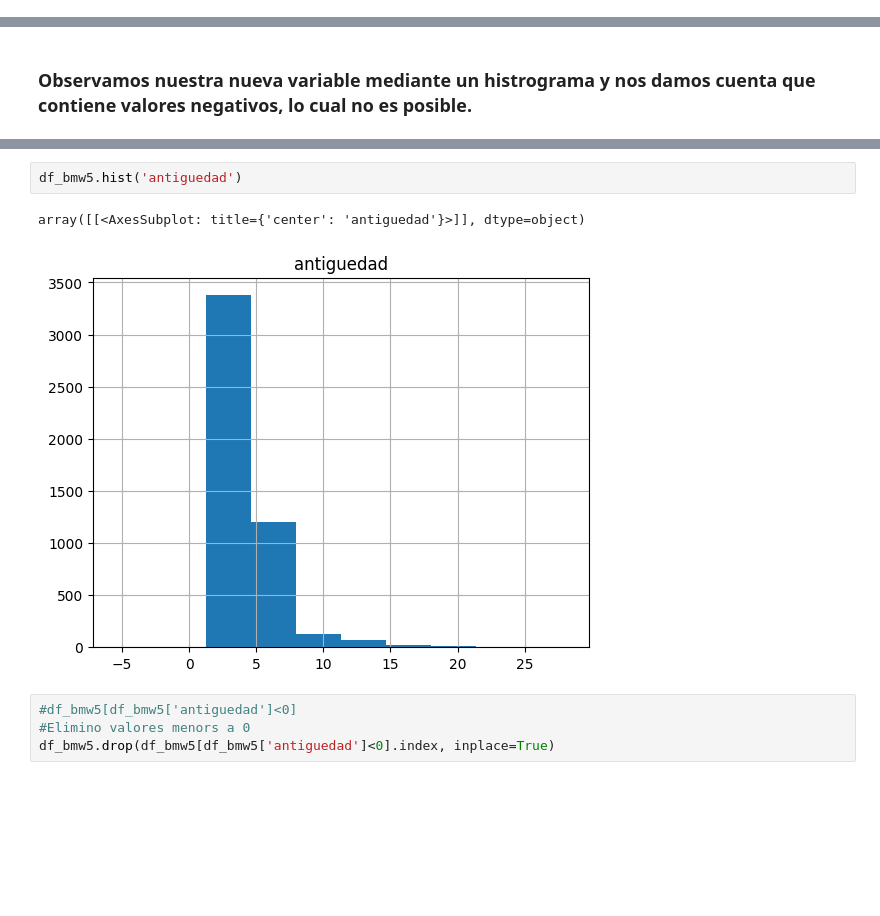
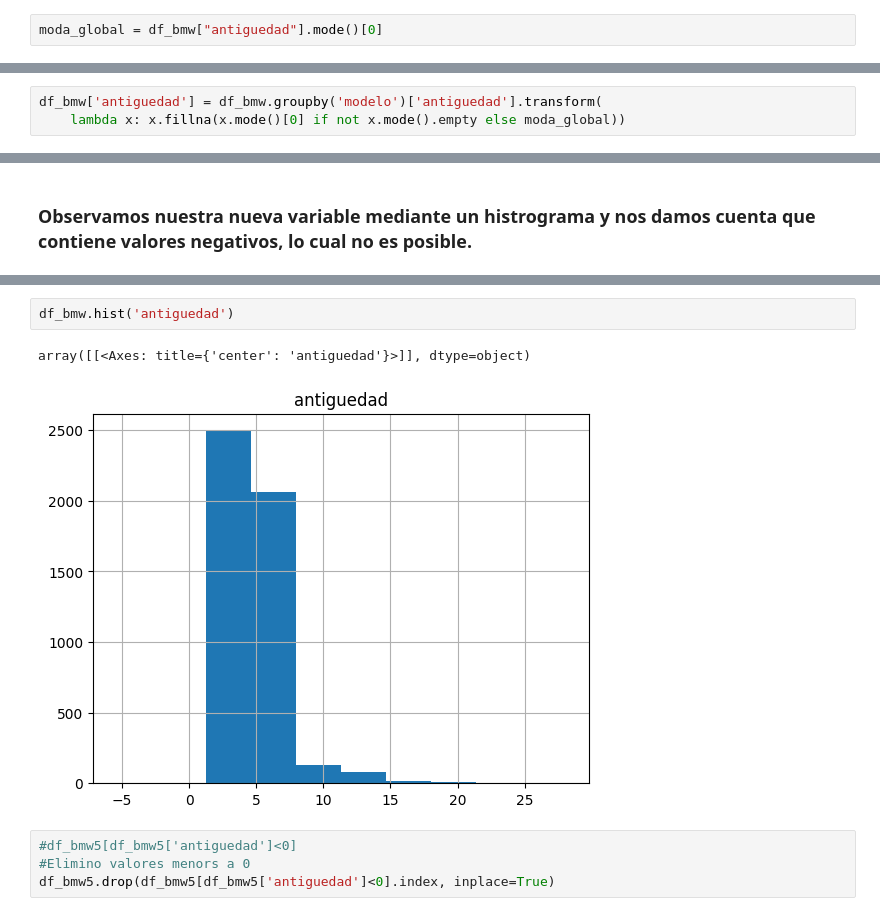
Before and after one commit to Unbiunio/Project-BMW, a Jupyter notebook: df_bmw.ipynb, the cells around one changed output, grey strips where cells are left out. Cells and saved outputs as stored; diff of their text form; blank space fills up the shorter version.

Commit message:
filling antiguedad

```diff
--- a/df_bmw.ipynb
+++ b/df_bmw.ipynb
@@ -319,0 +318,2 @@ df_bmw5["antiguedad"].fillna(df_bmw5["antiguedad"].mode()[0], inplace=True)
+# %%
+moda_global = df_bmw["antiguedad"].mode()[0]
@@ -319,0 +322,3 @@ df_bmw5["antiguedad"].fillna(df_bmw5["antiguedad"].mode()[0], inplace=True)
+# %%
+df_bmw['antiguedad'] = df_bmw.groupby('modelo')['antiguedad'].transform(
+    lambda x: x.fillna(x.mode()[0] if not x.mode().empty else moda_global))
@@ -322,8 +343,8 @@ df_bmw5["antiguedad"].fillna(df_bmw5["antiguedad"].mode()[0], inplace=True)
 # %%
-df_bmw5.hist('antiguedad')
+df_bmw.hist('antiguedad')
 # %% [output]
-array([[<AxesSubplot: title={'center': 'antiguedad'}>]], dtype=object)
+array([[<Axes: title={'center': 'antiguedad'}>]], dtype=object)
-[figure, old version]
+[figure, new version]
 # %%
 #df_bmw5[df_bmw5['antiguedad']<0]
 #Elimino valores menors a 0
```
Also changed, not shown: parts of 6 cells of this notebook, 1 other file.
